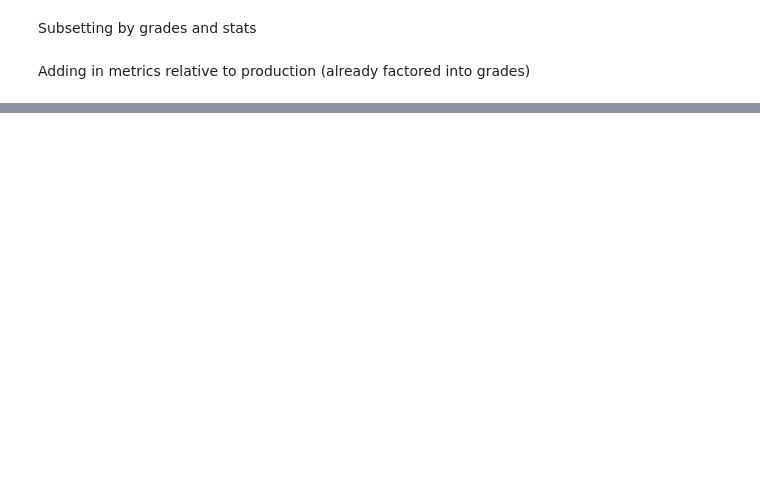
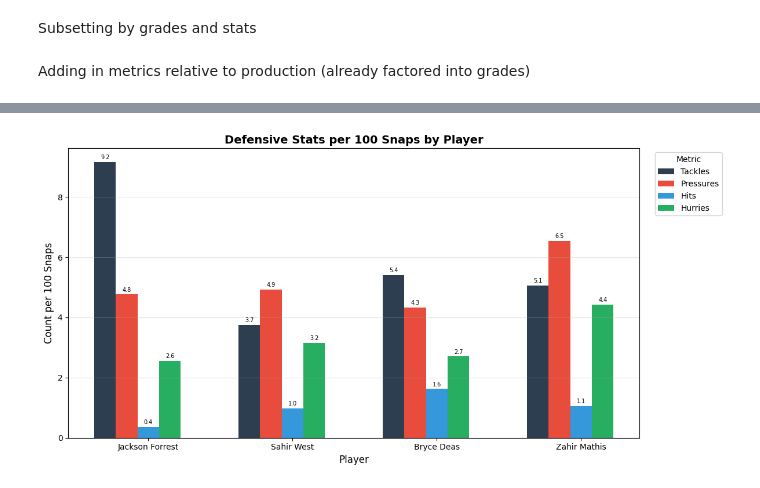
Before and after one commit to benberinsky/uva_sports_front7, a Jupyter notebook: front_7_analysis.ipynb, the cells around one changed output, grey strips where cells are left out. Drawn from its saved outputs; the diff is of its cells as text; code cells hidden in the pictures; blank space fills up the shorter version.

```diff
--- a/front_7_analysis.ipynb
+++ b/front_7_analysis.ipynb
@@ -64,0 +93,3 @@ analysis_grades_sorted.head(25)
+# %%
+subset_players_1 = ['Jackson Forrest', 'Sahir West', 'Zahir Mathis', 'Bryce Deas']
+subset_analysis_1 = analysis_stats_normalized[analysis_stats_normalized['player'].isin(subset_players_1)]
@@ -64,0 +128,31 @@ analysis_grades_sorted.head(25)
+# %%
+import matplotlib.pyplot as plt
+import numpy as np
+
+fig, ax = plt.subplots(figsize=(12, 6))
+
+players = subset_analysis_1['player']
+metrics = ['tackles_per_100_snaps', 'total_pressures_per_100_snaps',
+           'hits_per_100_snaps', 'hurries_per_100_snaps']
+labels = ['Tackles', 'Pressures', 'Hits', 'Hurries']
+
+x = np.arange(len(players))
+width = 0.15
+colors = ['#2c3e50', '#e74c3c', '#3498db', '#27ae60']
+
+for i, (metric, label, color) in enumerate(zip(metrics, labels, colors)):
+    offset = (i - 2) * width
+    bars = ax.bar(x + offset, subset_analysis_1[metric], width, label=label, color=color)
+    ax.bar_label(bars, fmt='%.1f', fontsize=7, padding=2)
+
+ax.set_xlabel('Player', fontsize=12)
+ax.set_ylabel('Count per 100 Snaps', fontsize=12)
+ax.set_title('Defensive Stats per 100 Snaps by Player', fontsize=14, fontweight='bold')
+ax.set_xticks(x)
+ax.set_xticklabels(players, fontsize=10)
+ax.legend(title='Metric', bbox_to_anchor=(1.02, 1), loc='upper left')
+ax.grid(axis='y', alpha=0.3)
+plt.tight_layout()
+plt.show()
+# %% [output]
+[figure, added]
```
Also changed, not shown: parts of 17 cells of this notebook, 2 other files.
